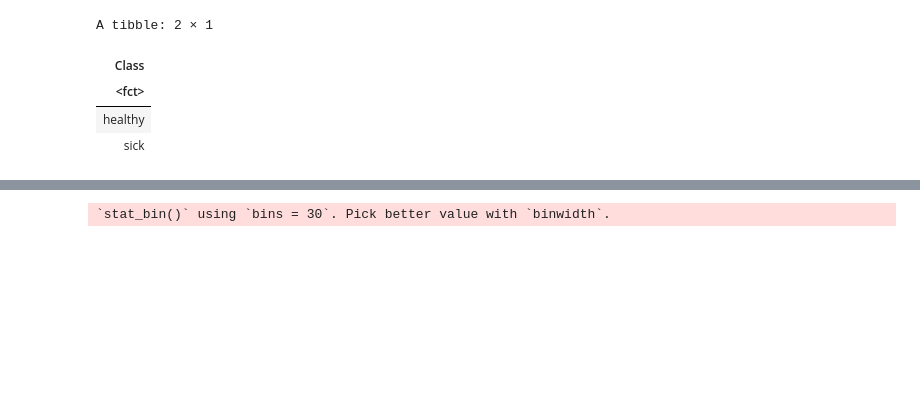
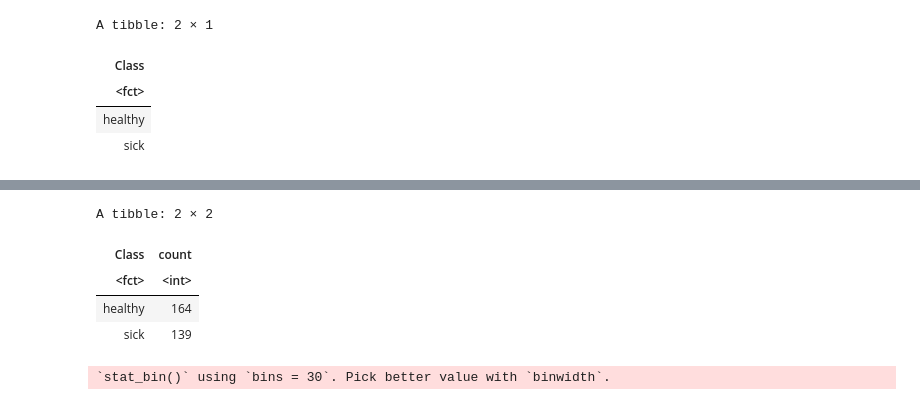
Before and after one commit to riacsik/heart-disease, a Jupyter notebook: group_project_proposal.ipynb, the cells around one changed output, grey strips where cells are left out. Drawn from its saved outputs; the diff is of its cells as text; code cells hidden in the pictures; blank space fills up the shorter version.

Commit message:
made some edits to the code for generating a summary of the table

```diff
--- a/group_project_proposal.ipynb
+++ b/group_project_proposal.ipynb
@@ -271,3 +255,20 @@ A tibble: 303 × 14
+# %%
+# this code generates a table that reports
+# the number of healthy and sick observations
+cleveland_dataset_web |>
+      group_by(Class) |>
+      summarize(
+         count = n()#,
+         # percentage = count / num_obs * 100
+         )
+
+# cleveland_dataset_web |> ungroup()
+# %% [output]
+A tibble: 2 × 2
+| Class | count |
+| <fct> | <int> |
+| healthy | 164 |
+| sick | 139 |
 # %%
 # visualizing the data with a plot relevant to the analysis we plan to do using only training data
 
```
Also changed, not shown: parts of 4 cells of this notebook.
